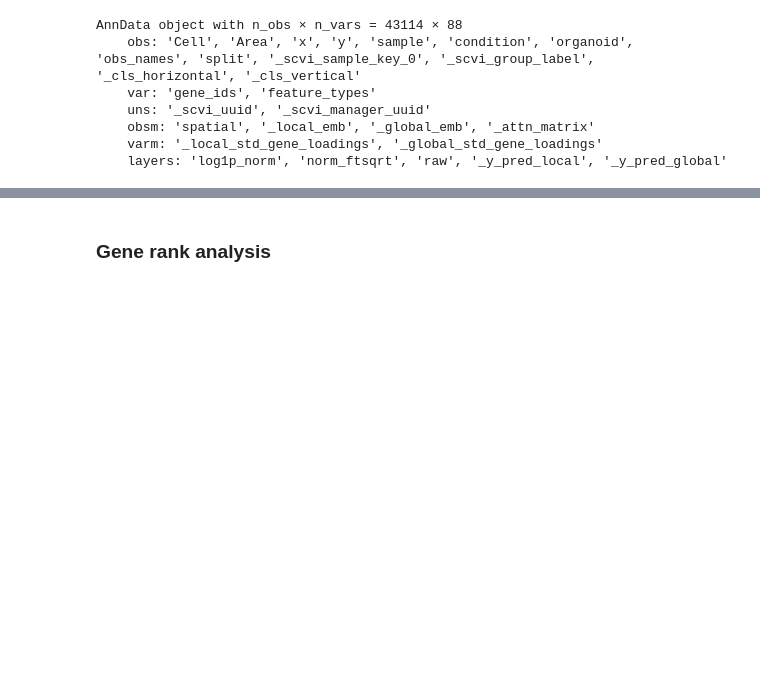
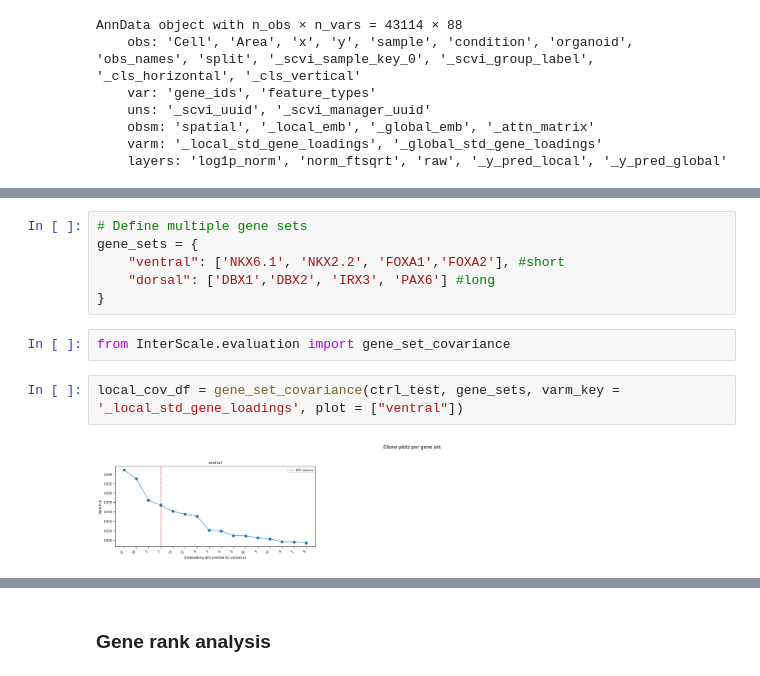
Before and after one commit to theislab/interscale, a Jupyter notebook: docs/notebooks/dual_decoder_legnini_gex_eval.ipynb, the cells around one changed output, grey strips where cells are left out. Cells and saved outputs as stored; diff of their text form; blank space fills up the shorter version.

```diff
--- a/docs/notebooks/dual_decoder_legnini_gex_eval.ipynb
+++ b/docs/notebooks/dual_decoder_legnini_gex_eval.ipynb
@@ -149,0 +164,12 @@ array([[nan, nan, nan, ..., nan, nan, nan],
+# %%
+# Define multiple gene sets
+gene_sets = {
+    "ventral": ['NKX6.1', 'NKX2.2', 'FOXA1','FOXA2'], #short
+    "dorsal": ['DBX1','DBX2', 'IRX3', 'PAX6'] #long
+}
+# %%
+from InterScale.evaluation import gene_set_covariance
+# %%
+local_cov_df = gene_set_covariance(ctrl_test, gene_sets, varm_key = '_local_std_gene_loadings', plot = ["ventral"])
+# %% [output]
+[figure, added]
```
Also changed, not shown: parts of 59 cells of this notebook, 3 other files.
